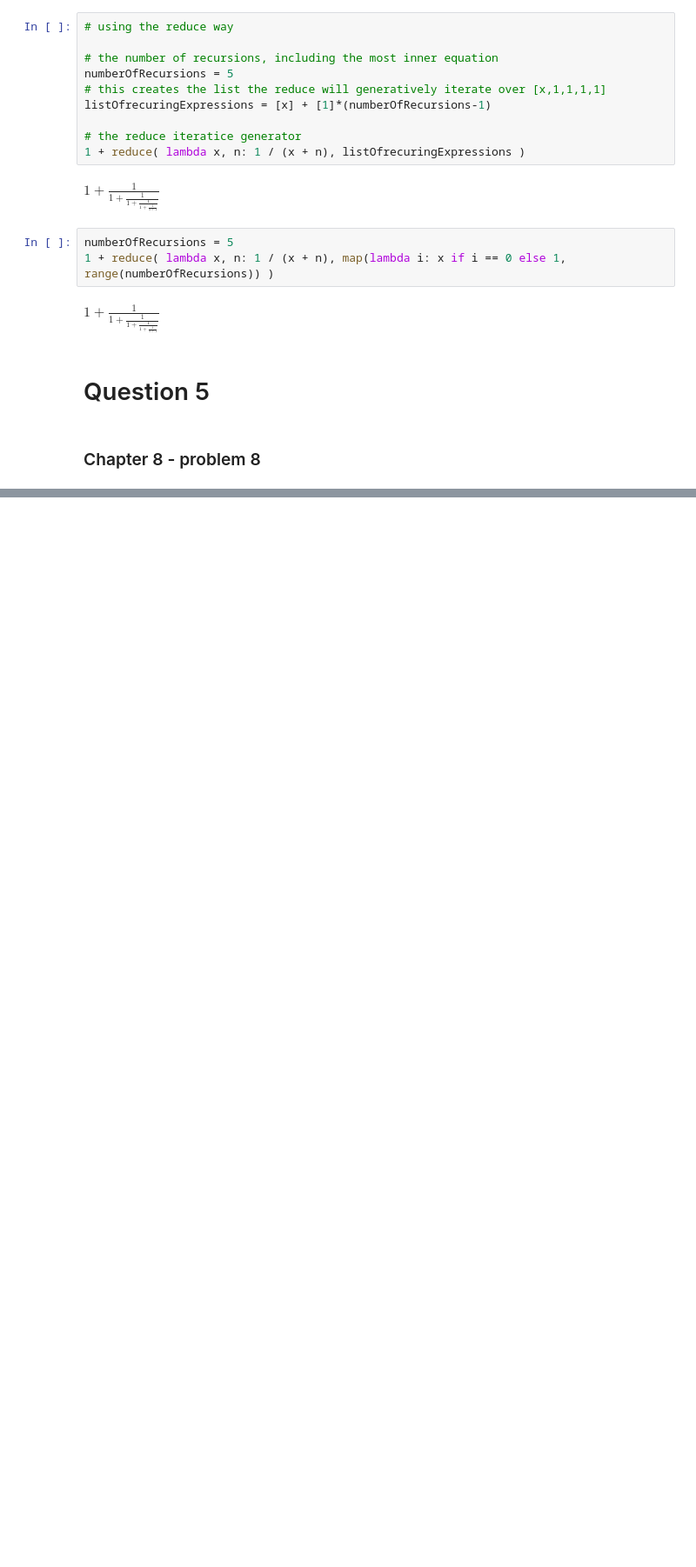
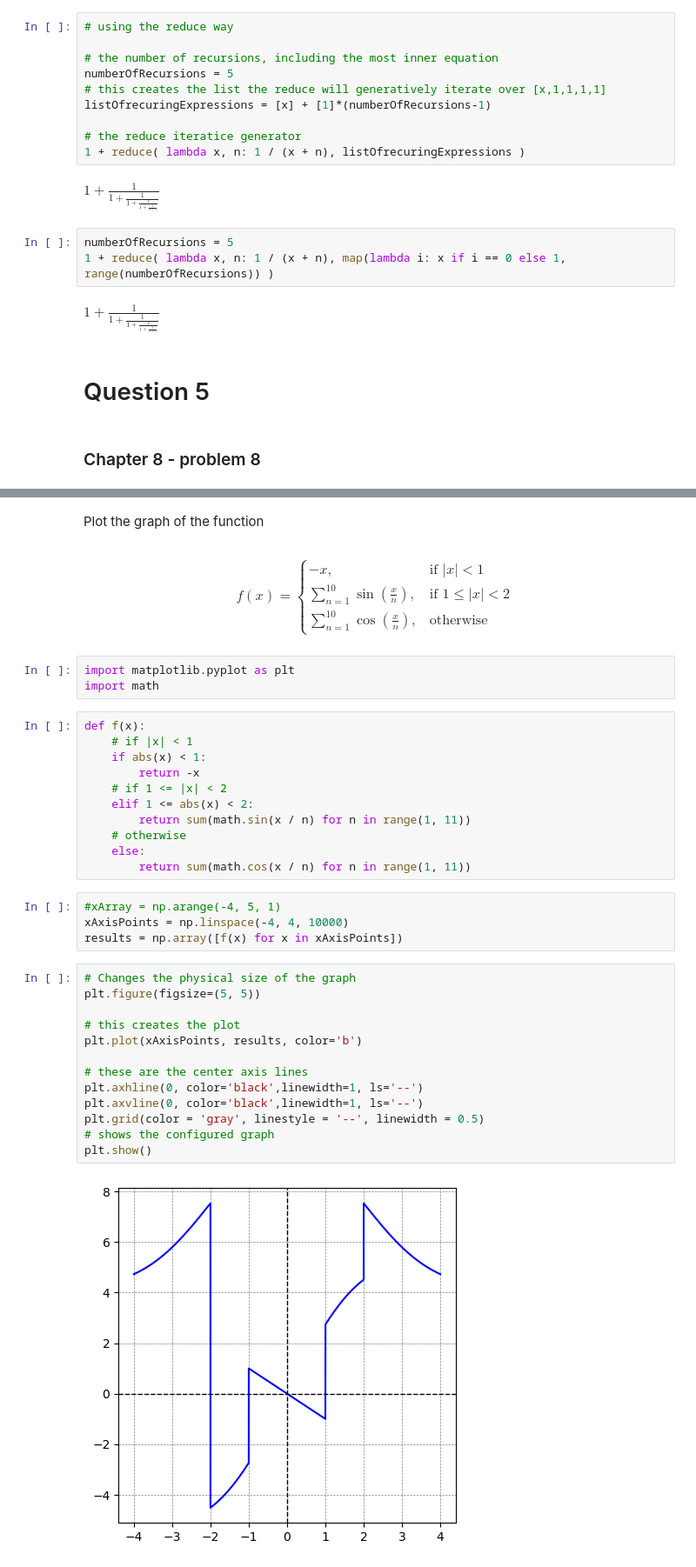
Before and after one commit to Rhys18751996/MathProgrammingJupyter, a Jupyter notebook: Horner_Rhys_18751996_Proj .ipynb, the cells around one changed output, grey strips where cells are left out. Shown: that part at 87% size. Cells and saved outputs as stored; diff of their text form; blank space fills up the shorter version.

```diff
--- a/Horner_Rhys_18751996_Proj .ipynb
+++ b/Horner_Rhys_18751996_Proj .ipynb
@@ -261,0 +252,39 @@ How many roots does $f(x)$ have in the interval $[-4,4]$ ?
+# %% [markdown]
+Plot the graph of the function
+# %% [markdown]
+$$
+f(x)= \begin{cases}-x, & \text { if }|x|<1 \\ \sum_{n=1}^{10} \sin \left(\frac{x}{n}\right), & \text { if } 1 \leq|x|<2 \\ \sum_{n=1}^{10} \cos \left(\frac{x}{n}\right), & \text { otherwise }\end{cases}
+$$
+# %%
+import matplotlib.pyplot as plt
+import math
+# %%
+def f(x):
+    # if |x| < 1
+    if abs(x) < 1:
+        return -x
+    # if 1 <= |x| < 2
+    elif 1 <= abs(x) < 2:
+        return sum(math.sin(x / n) for n in range(1, 11))
+    # otherwise
+    else:
+        return sum(math.cos(x / n) for n in range(1, 11))
+# %%
+#xArray = np.arange(-4, 5, 1)
+xAxisPoints = np.linspace(-4, 4, 10000)
+results = np.array([f(x) for x in xAxisPoints])
+# %%
+# Changes the physical size of the graph
+plt.figure(figsize=(5, 5))
+
+# this creates the plot
+plt.plot(xAxisPoints, results, color='b')
+
+# these are the center axis lines
+plt.axhline(0, color='black',linewidth=1, ls='--')
+plt.axvline(0, color='black',linewidth=1, ls='--')
+plt.grid(color = 'gray', linestyle = '--', linewidth = 0.5)
+# shows the configured graph
+plt.show()
+# %% [output]
+[figure, added]
```
Also changed, not shown: parts of 4 cells of this notebook, 1 other file.
